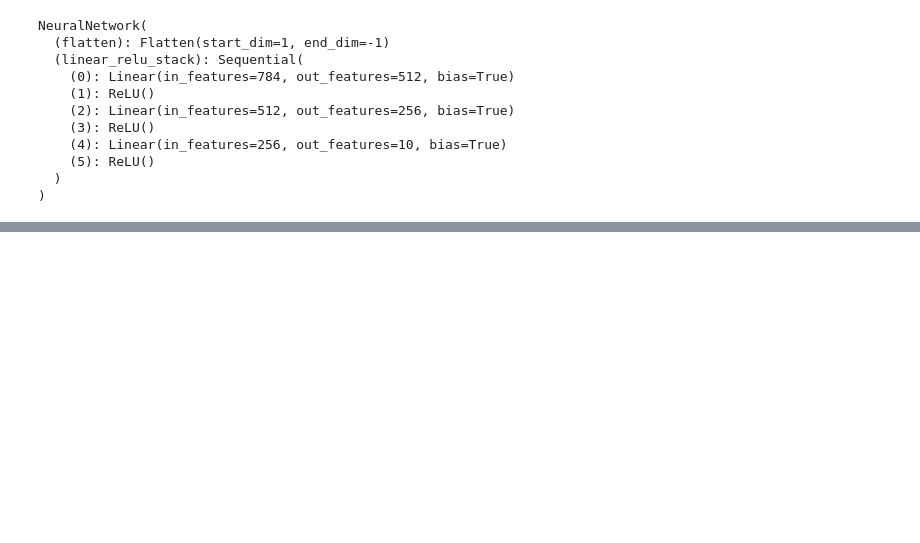
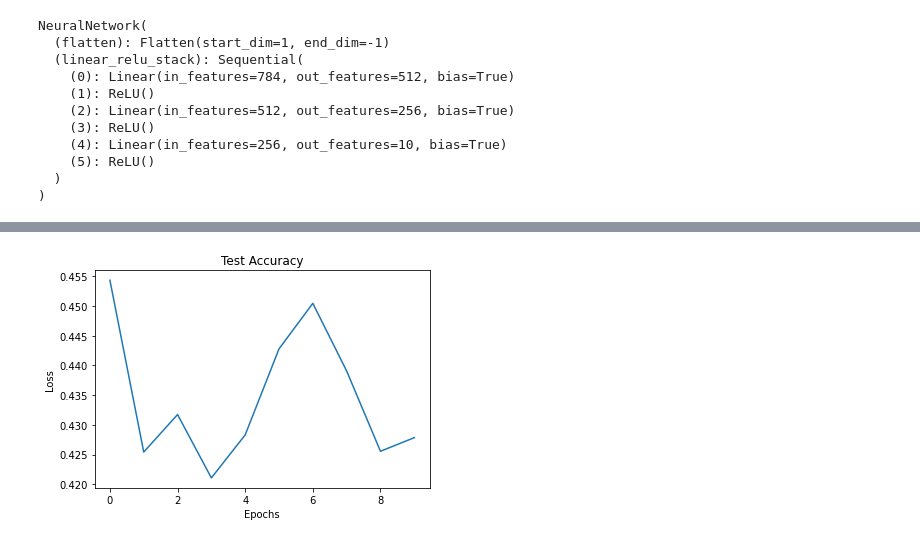
Before and after one commit to Hemanthhari2000/pytorch_basics, a Jupyter notebook: FashionMNIST_PyTorch/fashionMNIST.ipynb, the cells around one changed output, grey strips where cells are left out. Drawn from its saved outputs; the diff is of its cells as text; code cells hidden in the pictures; blank space fills up the shorter version.

```diff
--- a/FashionMNIST_PyTorch/fashionMNIST.ipynb
+++ b/FashionMNIST_PyTorch/fashionMNIST.ipynb
@@ -196,0 +299,4 @@ optimizer = torch.optim.Adam(model.parameters(), lr = 1e-3)
+# %%
+plotGraph(test_loss, 'Test')
+# %% [output]
+[figure, added]
```
Also changed, not shown: parts of 20 cells of this notebook.
